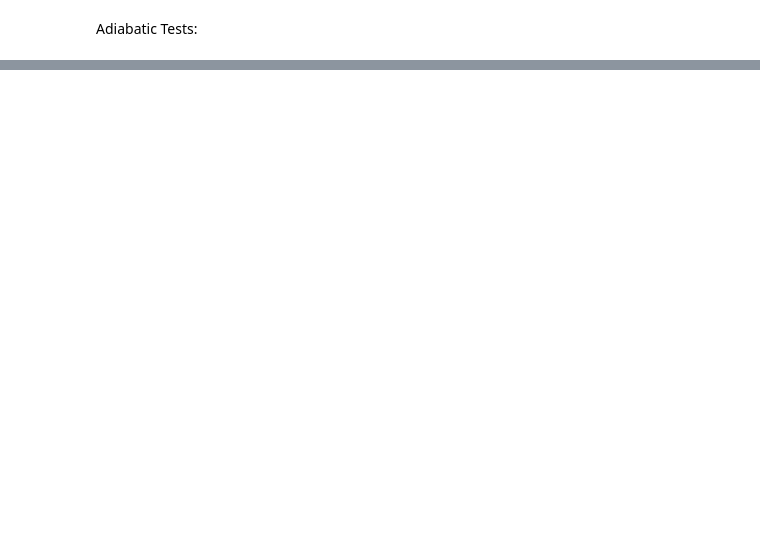
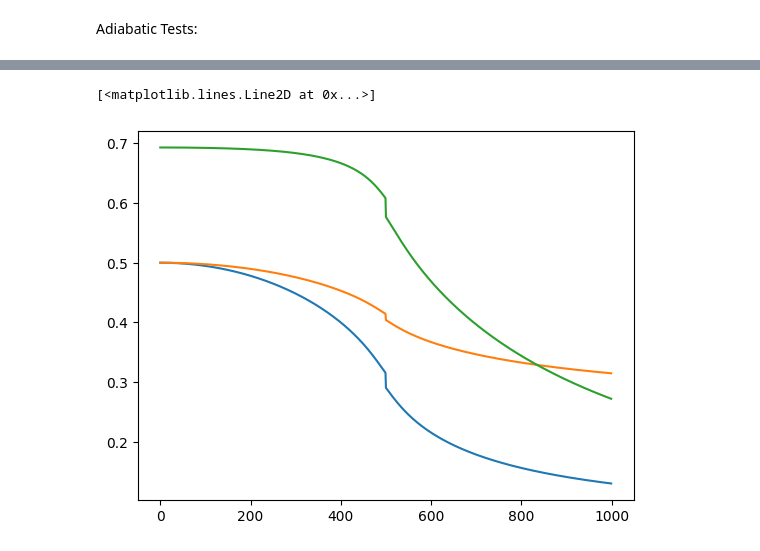
Before and after one commit to KristianMunnikhuis/subsystem_loschmidt_echo, a Jupyter notebook: scripts/mutual_info/exact_diag/TFIM_ground_state.ipynb, the cells around one changed output, grey strips where cells are left out. Saved outputs shown, nothing was run; the diff lists cells and outputs as text; code cells hidden in the pictures; blank space fills up the shorter version.

```diff
--- a/scripts/mutual_info/exact_diag/TFIM_ground_state.ipynb
+++ b/scripts/mutual_info/exact_diag/TFIM_ground_state.ipynb
@@ -176,0 +283,22 @@ plt.legend()
+# %%
+def pfaffian(A):
+    n = A.shape[0]
+    if n % 2 != 0:
+        return 0.0
+    A = A.copy()
+    pf = 1.0
+    for i in range(0, n-1, 2):
+        if A[i+1, i] == 0:
+            for j in range(i+2, n):
+                if A[j, i] != 0:
+                    A[[i+1, j]] = A[[j, i+1]]
+                    A[:, [i+1, j]] = A[:, [j, i+1]]
+                    pf *= -1
+                    break
+        if A[i+1, i] == 0:
+            return 0.0
+        pf *= A[i+1, i]
+        for j in range(i+2, n):
+            for k in range(i+2, n):
+                A[j, k] -= (A[i, j]*A[i+1, k] - A[i, k]*A[i+1, j]) / A[i+1, i]
+    return pf
@@ -176,0 +363,16 @@ plt.legend()
+# %%
+
+
+P2 = (np.array(xx1)+1)/4
+xxxx =np.array(xxxx)
+xx1 = np.array(xx1)
+xx2 = np.array(xx2)
+xx3 = np.array(xx3)
+P4 = 1/16*(1+ 3*xx1+2*xx2+xx3+xxxx)
+plt.plot(P4)
+plt.plot(P2)
+
+plt.plot( np.log(P4/P2**2))
+# %% [output]
+[<matplotlib.lines.Line2D at 0x...>]
+[figure, added]
```
Also changed, not shown: parts of 15 cells of this notebook, 1 other file.
